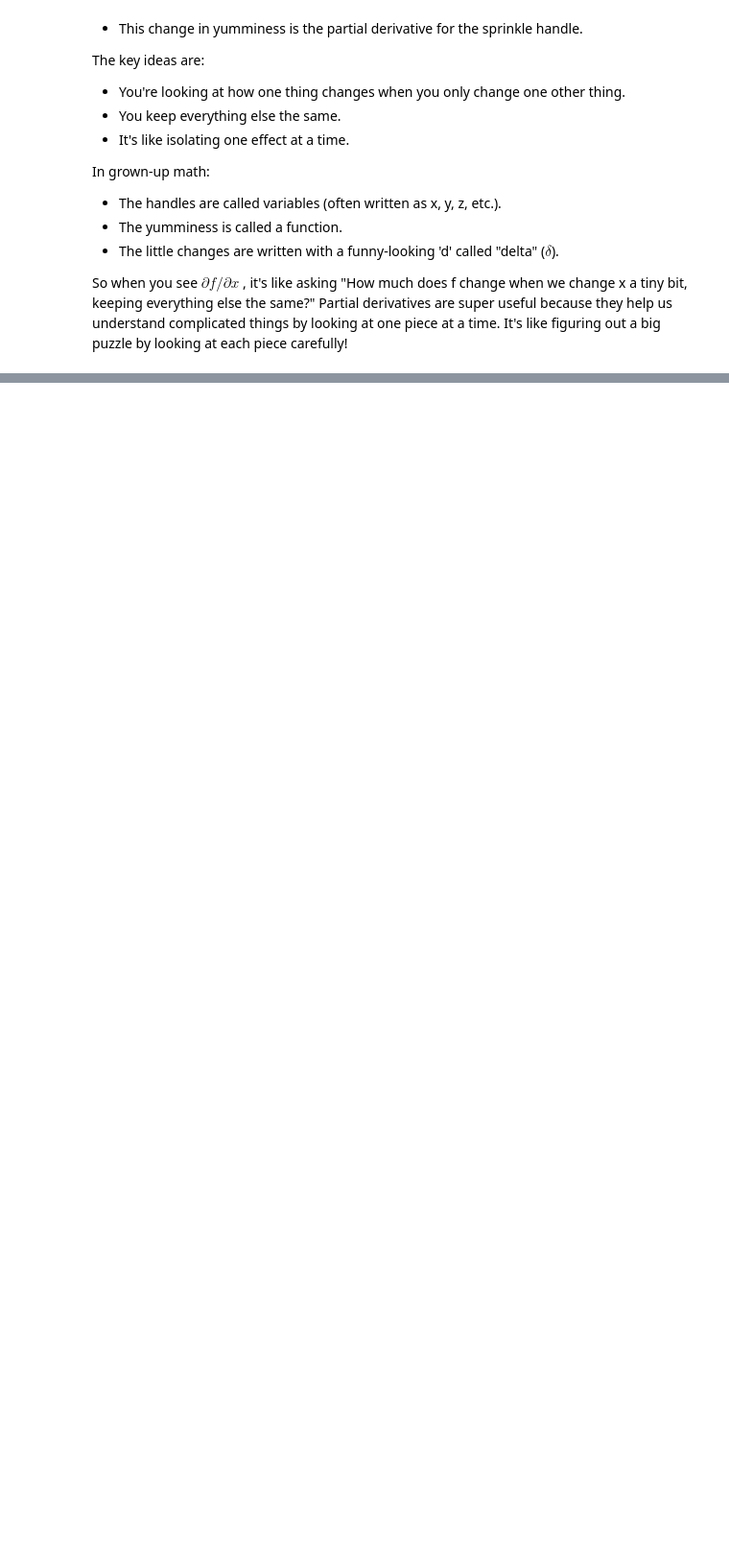
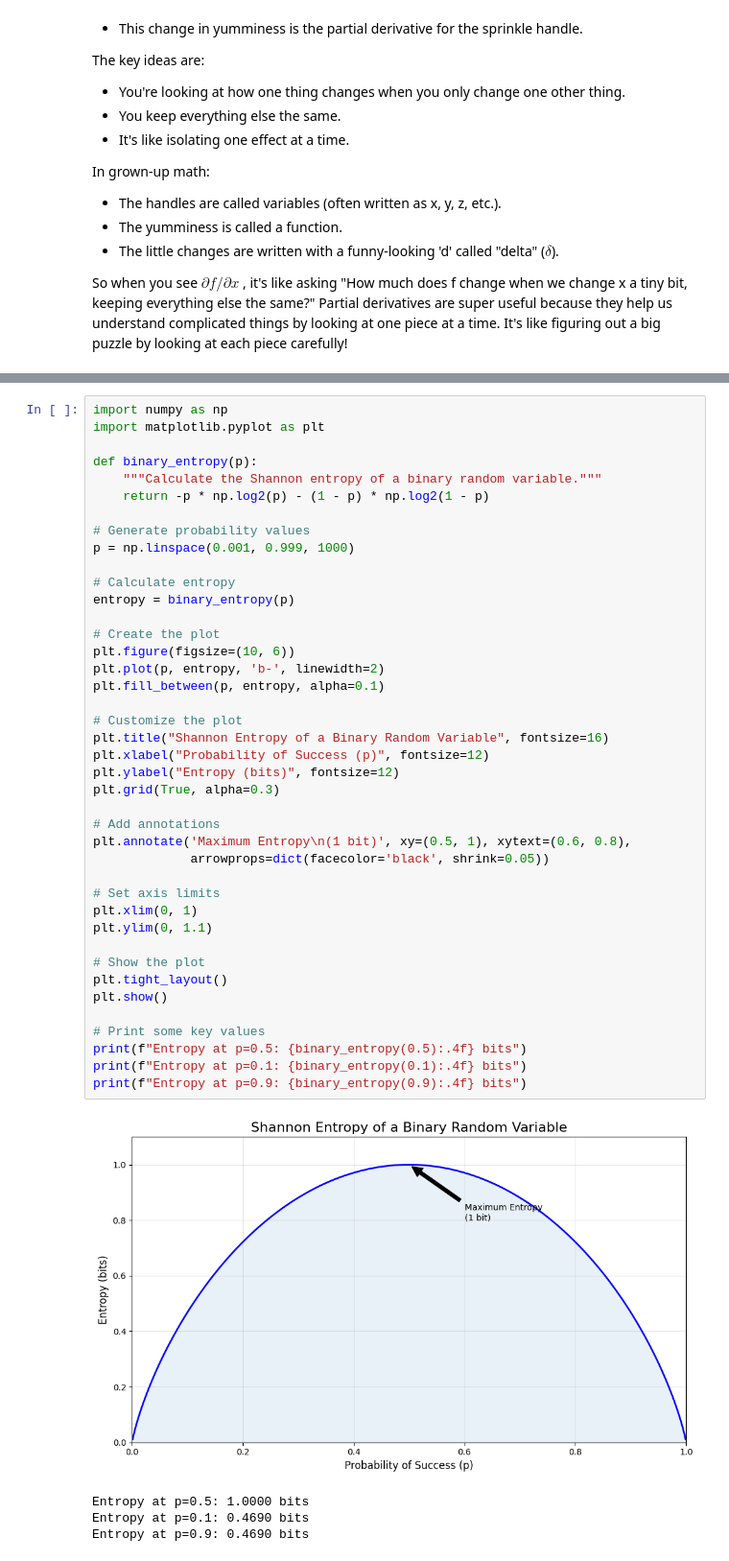
Before and after one commit to woodRock/deep-learning-goodfellow, a Jupyter notebook: chapter_3_probability_and_information_theory.ipynb, the cells around one changed output, grey strips where cells are left out. Shown at 96% size. Cells and saved outputs as stored; diff of their text form; blank space fills up the shorter version.

```diff
--- a/chapter_3_probability_and_information_theory.ipynb
+++ b/chapter_3_probability_and_information_theory.ipynb
@@ -1596,0 +1625,46 @@ Partial derivatives are super useful because they help us understand complicated
+# %%
+import numpy as np
+import matplotlib.pyplot as plt
+
+def binary_entropy(p):
+    """Calculate the Shannon entropy of a binary random variable."""
+    return -p * np.log2(p) - (1 - p) * np.log2(1 - p)
+
+# Generate probability values
+p = np.linspace(0.001, 0.999, 1000)
+
+# Calculate entropy
+entropy = binary_entropy(p)
+
+# Create the plot
+plt.figure(figsize=(10, 6))
+plt.plot(p, entropy, 'b-', linewidth=2)
+plt.fill_between(p, entropy, alpha=0.1)
+
+# Customize the plot
+plt.title("Shannon Entropy of a Binary Random Variable", fontsize=16)
+plt.xlabel("Probability of Success (p)", fontsize=12)
+plt.ylabel("Entropy (bits)", fontsize=12)
+plt.grid(True, alpha=0.3)
+
+# Add annotations
+plt.annotate('Maximum Entropy\n(1 bit)', xy=(0.5, 1), xytext=(0.6, 0.8),
+             arrowprops=dict(facecolor='black', shrink=0.05))
+
+# Set axis limits
+plt.xlim(0, 1)
+plt.ylim(0, 1.1)
+
+# Show the plot
+plt.tight_layout()
+plt.show()
+
+# Print some key values
+print(f"Entropy at p=0.5: {binary_entropy(0.5):.4f} bits")
+print(f"Entropy at p=0.1: {binary_entropy(0.1):.4f} bits")
+print(f"Entropy at p=0.9: {binary_entropy(0.9):.4f} bits")
+# %% [output]
+[figure, added]
+Entropy at p=0.5: 1.0000 bits
+Entropy at p=0.1: 0.4690 bits
+Entropy at p=0.9: 0.4690 bits
```
Also changed, not shown: parts of 13 cells of this notebook.
